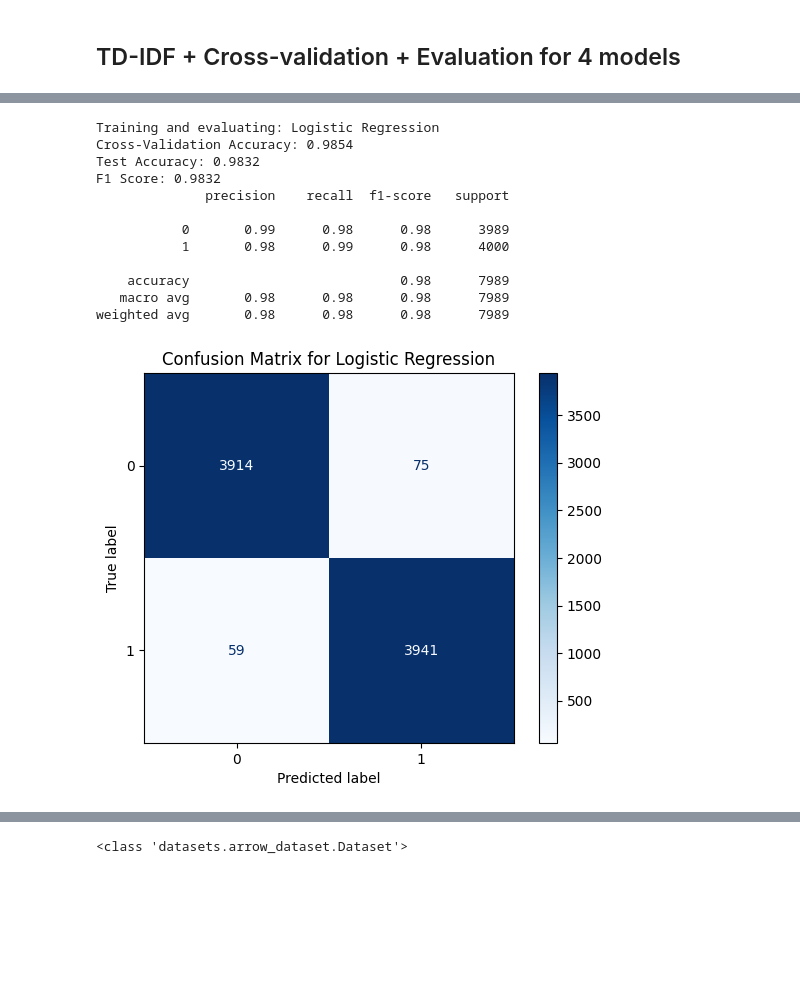
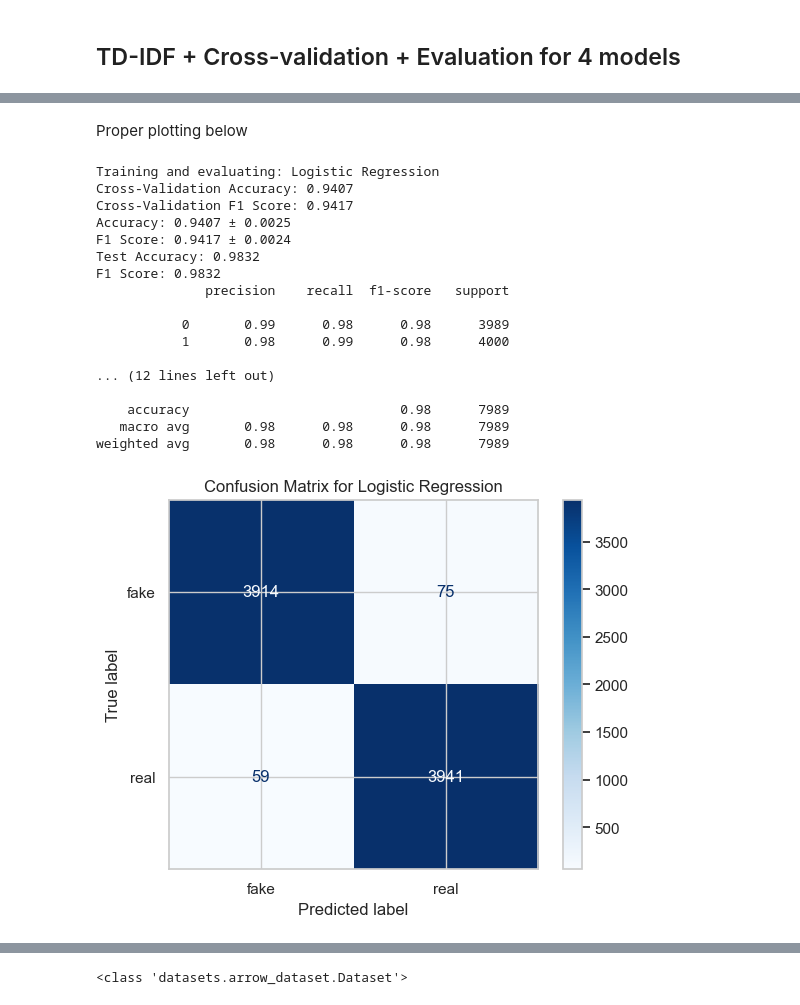
Before and after one commit to happyemanaloto/Project3_Group1, a Jupyter notebook: main_4models_n_BERT(pulk17).ipynb, the cells around one changed output, grey strips where cells are left out. Drawn from its saved outputs; the diff is of its cells as text; code cells hidden in the pictures; blank space fills up the shorter version.

Commit message:
Cleanup again

```diff
--- a/main_4models_n_BERT(pulk17).ipynb
+++ b/main_4models_n_BERT(pulk17).ipynb
@@ -171,16 +91,0 @@ predicted_labels = [predict_label(text) for text in texts]
-# %%
-from sklearn.metrics import classification_report, confusion_matrix, accuracy_score, ConfusionMatrixDisplay
-
-# Accuracy
-print("Accuracy:", accuracy_score(true_labels, predicted_labels))
-
-# Precision, Recall, F1 Score
-print("\nClassification Report:\n")
-print(classification_report(true_labels, predicted_labels, target_names=["REAL", "FAKE"]))
-
-# Confusion Matrix
-cm = confusion_matrix(true_labels, predicted_labels)
-disp = ConfusionMatrixDisplay(confusion_matrix=cm, display_labels=["REAL", "FAKE"])
-disp.plot(cmap="Blues")
-plt.title("Confusion Matrix")
-plt.show()
@@ -281,6 +188,9 @@ def clean_text(text):
 # Apply to title and text, combine them
 for df_ in [train_df, test_df]:
     df_['cleaned'] = (df_['title'] + ' ' + df_['text']).apply(clean_text)
+# %%
+whole_df = pd.read_csv(train_path)
+whole_df['cleaned'] = (whole_df['title'] + ' ' + whole_df['text']).apply(clean_text)
 # %% [markdown]
 ## TD-IDF + Cross-validation + Evaluation for 4 models
 # %%
@@ -297,3 +428,5 @@ Note: you may need to restart the kernel to use updated packages.
+# %% [markdown]
+Proper plotting below
 # %%
 import pandas as pd
 from sklearn.model_selection import cross_val_score
@@ -306,6 +439,7 @@ from sklearn.metrics import classification_report, confusion_matrix, ConfusionMa
 import matplotlib.pyplot as plt
 import seaborn as sns
 from xgboost import XGBClassifier
+from sklearn.model_selection import cross_validate
 
 # Define models
 models = {
@@ -327,56 +461,98 @@ for name, model in models.items():
     ])
 
     # Cross-validation (5-fold)
-    scores = cross_val_score(pipe, train_df['cleaned'], train_df['label'], cv=5, scoring='accuracy')
-    print(f"Cross-Validation Accuracy: {scores.mean():.4f}")
+    # scores = cross_val_score(pipe, train_df['cleaned'], train_df['label'], cv=5, scoring='accuracy')
+    # print(f"Cross-Validation Accuracy: {scores.mean():.4f}")
+    # Calculate cross-validation scores using the pipeline (pipe) so text is vectorized
+    scoring = ['accuracy', 'f1']
+    scores = cross_validate(pipe, train_df['title'], train_df['label'], cv=5, scoring=scoring)
+
+    # # Print mean scores
+    print(f"Cross-Validation Accuracy: {scores['test_accuracy'].mean():.4f}")
+    print(f"Cross-Validation F1 Score: {scores['test_f1'].mean():.4f}")
+    print(f"Recall:   {scores['test_recall'].mean():.4f}")
+
+    # Compute and print mean and std deviation
+    acc_mean = np.mean(scores['test_accuracy'])
+    acc_std = np.std(scores['test_accuracy'])
+    f1_mean = np.mean(scores['test_f1'])
+    f1_std = np.std(scores['test_f1'])
+
+    print(f"Accuracy: {acc_mean:.4f} ± {acc_std:.4f}")
+    print(f"F1 Score: {f1_mean:.4f} ± {f1_std:.4f}")
+
 
     # Fit and Predict on test set
     pipe.fit(train_df['cleaned'], train_df['label'])
     preds = pipe.predict(test_df['cleaned'])
 
-    # Evaluate
+    # # Evaluate
     acc = accuracy_score(test_df['label'], preds)
     f1 = f1_score(test_df['label'], preds, average='weighted')
     print(f"Test Accuracy: {acc:.4f}")
     print(f"F1 Score: {f1:.4f}")
     print(classification_report(test_df['label'], preds))
 
+    # Evaluate
+    from sklearn.metrics import accuracy_score, f1_score, classification_report, confusion_matrix, ConfusionMatrixDisplay
+
+    # Print metrics
+    print(f"Test Accuracy: {accuracy_score(test_df['label'], preds):.4f}")
+    print(f"Test F1 Score: {f1_score(test_df['label'], preds, average='weighted'):.4f}")
+    print("\nClassification Report:\n", classification_report(test_df['label'], preds))
+
+
+    # # Confusion Matrix
+    # cm = confusion_matrix(test_df['label'], preds)
+    # disp = ConfusionMatrixDisplay(confusion_matrix=cm, display_labels=pipe.classes_)
+    # disp.plot(cmap='Blues')
+    # plt.title(f"Confusion Matrix for {name}")
+    # plt.show()
+
+
     # Confusion Matrix
     cm = confusion_matrix(test_df['label'], preds)
-    disp = ConfusionMatrixDisplay(confusion_matrix=cm, display_labels=pipe.classes_)
+    disp = ConfusionMatrixDisplay(confusion_matrix=cm, display_labels=['fake', 'real'])
     disp.plot(cmap='Blues')
     plt.title(f"Confusion Matrix for {name}")
     plt.show()
-
     # Save results
     results.append({
         "Model": name,
-        "Cross-Validation Accuracy": scores.mean(),
+        "Cross-Validation Accuracy": float(f"{acc_mean:.6f}"),
+        "Cross-Validation Accuracy std": float(f"{acc_std:.6f}"),
+        "Cross-Validation F1 Score": float(f"{f1_mean:.6f}"),
+        "Cross-Validation F1 Score std": float(f"{f1_std:.6f}"),
         "Test Accuracy": acc,
         "F1 Score": f1
     })
 
 # Compare all models
 results_df = pd.DataFrame(results)
 print("\n📊 Model Comparison:")
 print(results_df)
 
 # Plot results
 sns.barplot(x="F1 Score", y="Model", data=results_df.sort_values(by="F1 Score", ascending=False))
 plt.title("Model Comparison (F1 Score)")
 plt.show()
 # %% [output]
 Training and evaluating: Logistic Regression
-Cross-Validation Accuracy: 0.9854
+Cross-Validation Accuracy: 0.9407
+Cross-Validation F1 Score: 0.9417
+Accuracy: 0.9407 ± 0.0025
+F1 Score: 0.9417 ± 0.0024
 Test Accuracy: 0.9832
 F1 Score: 0.9832
               precision    recall  f1-score   support
 
            0       0.99      0.98      0.98      3989
            1       0.98      0.99      0.98      4000
 
+... (12 lines left out)
+
     accuracy                           0.98      7989
    macro avg       0.98      0.98      0.98      7989
 weighted avg       0.98      0.98      0.98      7989
-[figure, old version]
+[figure, new version]
 Training and evaluating: Naive Bayes
```
Also changed, not shown: parts of 47 cells of this notebook.
